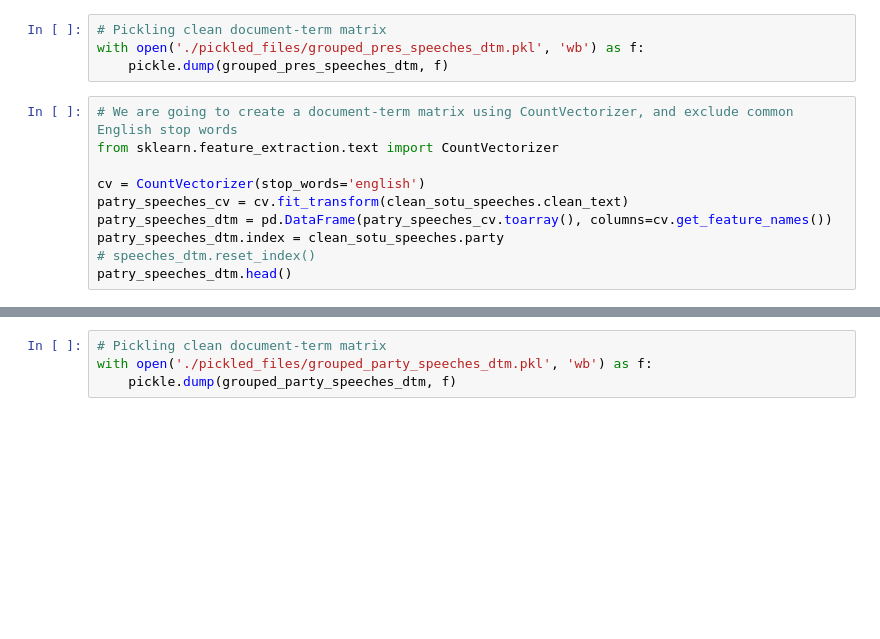
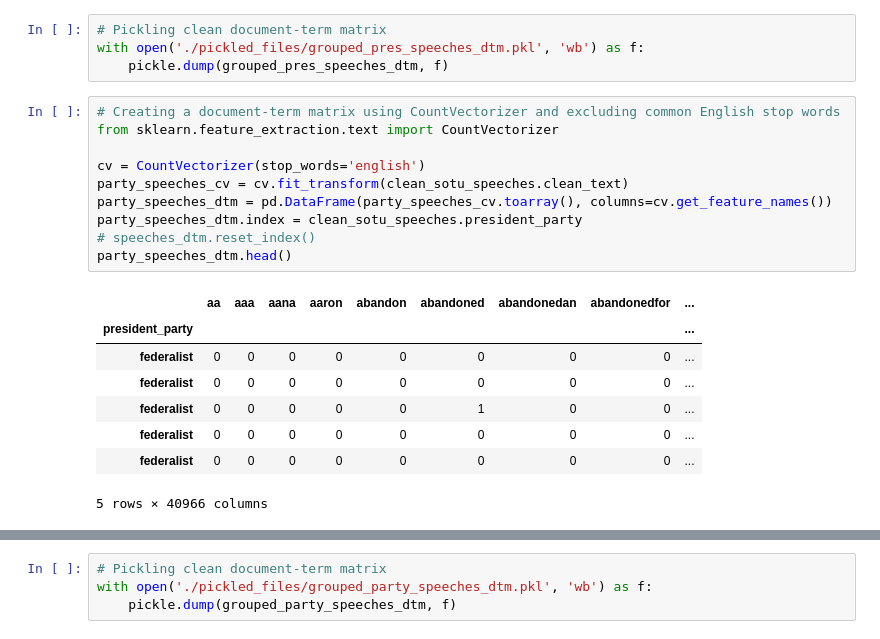
Before and after one commit to tiroger/NLP-SOTU, a Jupyter notebook: scrape_sotu_archives.ipynb, the cells around one changed output, grey strips where cells are left out. Saved outputs shown, nothing was run; the diff lists cells and outputs as text; blank space fills up the shorter version.

```diff
--- a/scrape_sotu_archives.ipynb
+++ b/scrape_sotu_archives.ipynb
@@ -305,14 +442,23 @@ grouped_pres_speeches_dtm
 with open('./pickled_files/grouped_pres_speeches_dtm.pkl', 'wb') as f:
     pickle.dump(grouped_pres_speeches_dtm, f)
 # %%
-# We are going to create a document-term matrix using CountVectorizer, and exclude common English stop words
+# Creating a document-term matrix using CountVectorizer and excluding common English stop words
 from sklearn.feature_extraction.text import CountVectorizer
 
 cv = CountVectorizer(stop_words='english')
-patry_speeches_cv = cv.fit_transform(clean_sotu_speeches.clean_text)
-patry_speeches_dtm = pd.DataFrame(patry_speeches_cv.toarray(), columns=cv.get_feature_names())
-patry_speeches_dtm.index = clean_sotu_speeches.party
+party_speeches_cv = cv.fit_transform(clean_sotu_speeches.clean_text)
+party_speeches_dtm = pd.DataFrame(party_speeches_cv.toarray(), columns=cv.get_feature_names())
+party_speeches_dtm.index = clean_sotu_speeches.president_party
 # speeches_dtm.reset_index()
-patry_speeches_dtm.head()
+party_speeches_dtm.head()
+# %% [output]
+|  | aa | aaa | aana | aaron | abandon | abandoned | abandonedan | abandonedfor | ... |
+| president_party |  |  |  |  |  |  |  |  | ... |
+| federalist | 0 | 0 | 0 | 0 | 0 | 0 | 0 | 0 | ... |
+| federalist | 0 | 0 | 0 | 0 | 0 | 0 | 0 | 0 | ... |
+| federalist | 0 | 0 | 0 | 0 | 0 | 1 | 0 | 0 | ... |
+| federalist | 0 | 0 | 0 | 0 | 0 | 0 | 0 | 0 | ... |
+| federalist | 0 | 0 | 0 | 0 | 0 | 0 | 0 | 0 | ... |
+5 rows × 40966 columns
 # %%
 # Grouping data by party
```
Also changed, not shown: parts of 24 cells of this notebook, 11 other files.
